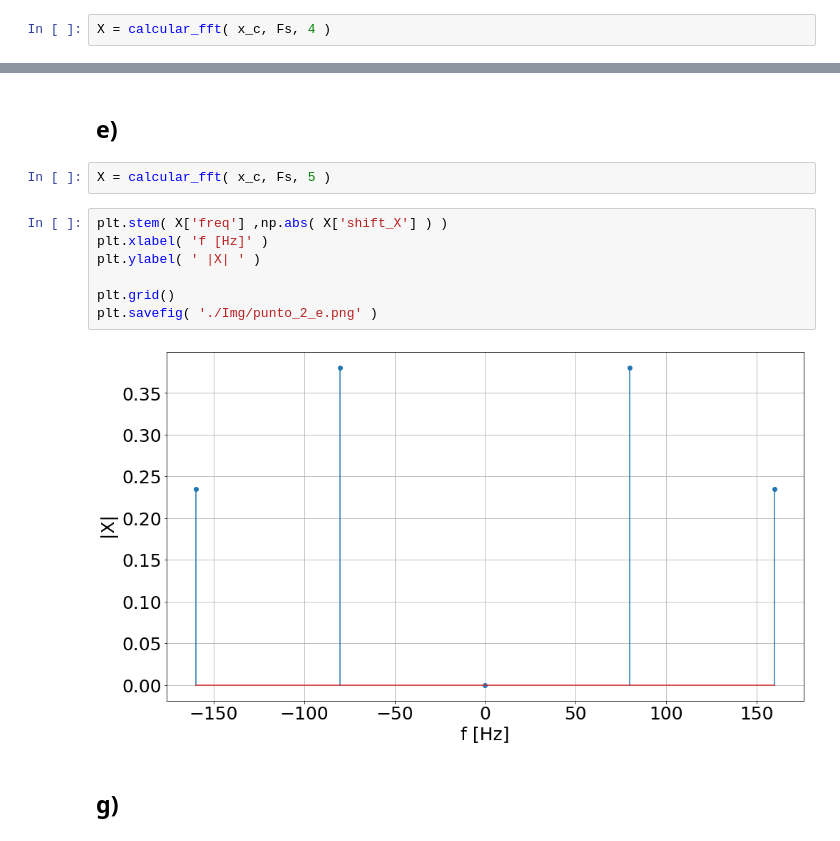
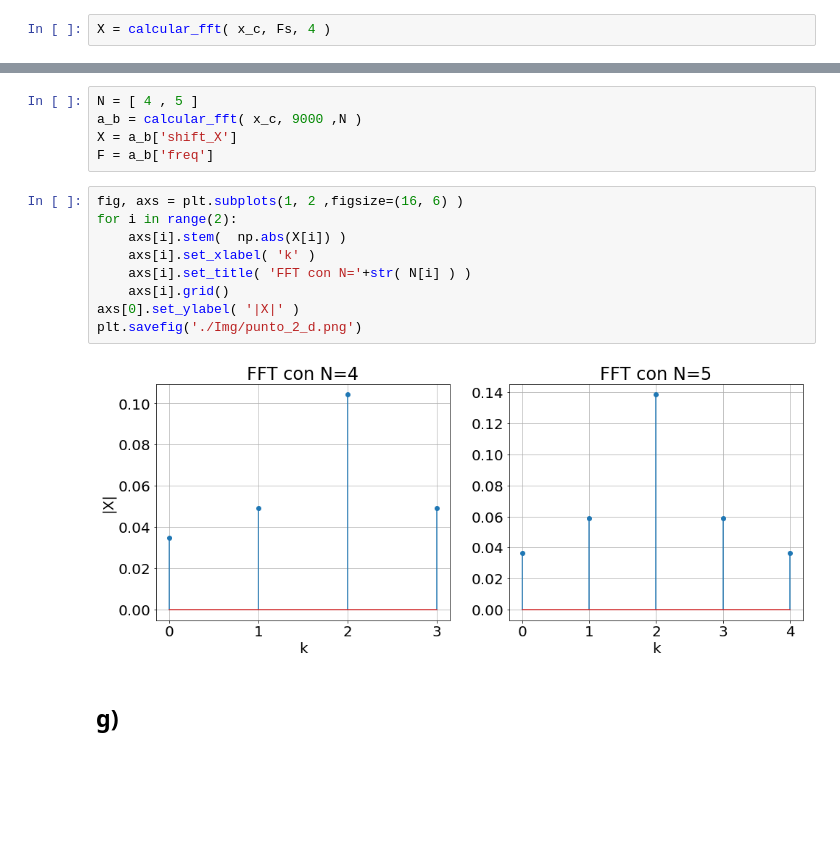
Before and after one commit to LautaroAndresSaez/Codigos_DSP, a Jupyter notebook: 02-Continua-Periodica.ipynb, the cells around one changed output, grey strips where cells are left out. Cells and saved outputs as stored; diff of their text form; blank space fills up the shorter version.

```diff
--- a/02-Continua-Periodica.ipynb
+++ b/02-Continua-Periodica.ipynb
@@ -72,16 +62,19 @@ plt.savefig( './Img/punto_2_d.png' )
-# %% [markdown]
-## e)
-# %%
-X = calcular_fft( x_c, Fs, 5 )
-# %%
-plt.stem( X['freq'] ,np.abs( X['shift_X'] ) )
-plt.xlabel( 'f [Hz]' )
-plt.ylabel( ' |X| ' )
-
-plt.grid()
-plt.savefig( './Img/punto_2_e.png' )
-# %% [output]
-[figure, removed]
+# %%
+N = [ 4 , 5 ]
+a_b = calcular_fft( x_c, 9000 ,N )
+X = a_b['shift_X']
+F = a_b['freq']
+# %%
+fig, axs = plt.subplots(1, 2 ,figsize=(16, 6) )
+for i in range(2):
+    axs[i].stem(  np.abs(X[i]) )
+    axs[i].set_xlabel( 'k' )
+    axs[i].set_title( 'FFT con N='+str( N[i] ) )
+    axs[i].grid()
+axs[0].set_ylabel( '|X|' )
+plt.savefig('./Img/punto_2_d.png')
+# %% [output]
+[figure, added]
 # %% [markdown]
 ## g)
 # %%
```
Also changed, not shown: parts of 6 cells of this notebook, 18 other files.
